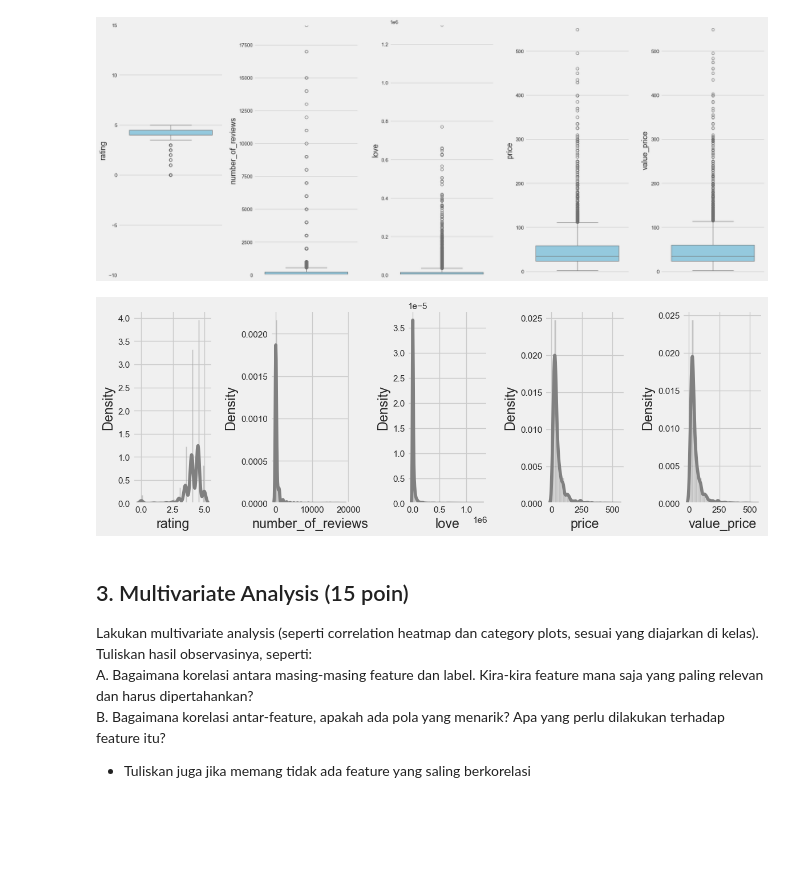
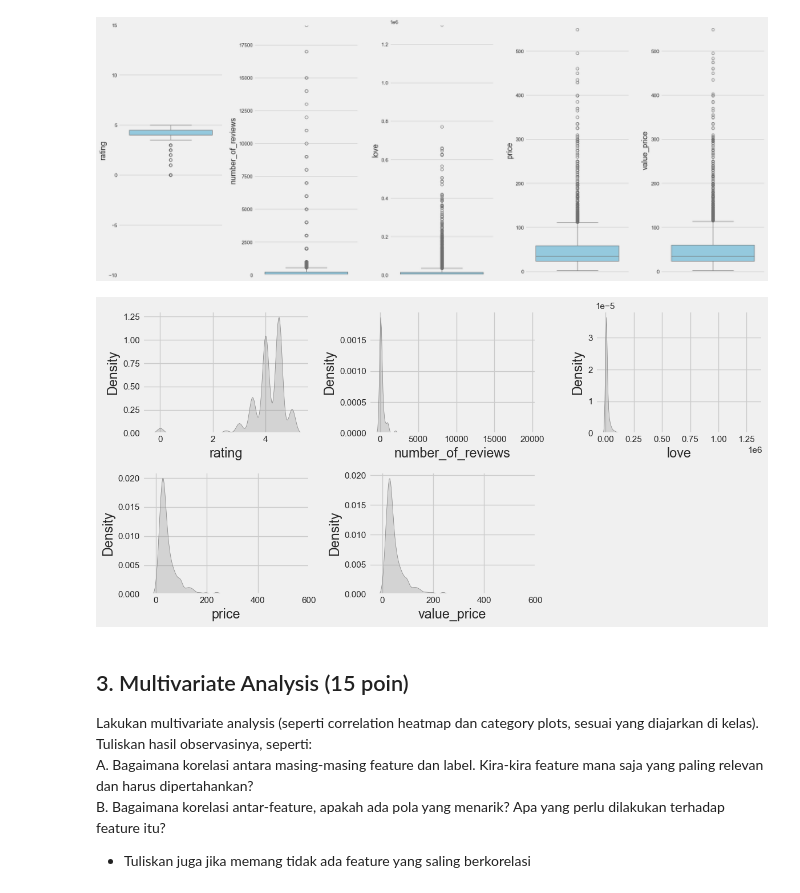
Before and after one commit to agirahmawandi/hw_ml_prep, a Jupyter notebook: Homework_ML_Preparation.ipynb, the cells around one changed output. Drawn from its saved outputs; the diff is of its cells as text; code cells hidden in the pictures; blank space fills up the shorter version.

```diff
--- a/Homework_ML_Preparation.ipynb
+++ b/Homework_ML_Preparation.ipynb
@@ -161,17 +161,26 @@ plt.tight_layout()
 plt.show()
 # %% [output]
 [figure]
-# %%
-plt.figure(figsize=(12, 8))
-for i in range(0, len(numbs)):
-    plt.subplot(2, len(numbs), i+1)
-    sns.distplot(df[numbs[i]], color='gray')
-
-
-plt.tight_layout()
-plt.show()
-# %% [output]
-[figure, removed]
+# %%
+fig, axes = plt.subplots(nrows=2, ncols=3, figsize=(12, 6))
+
+# Flatten axes agar mudah diakses dengan index
+axes = axes.flatten()
+
+# Plot tiap kolom secara terpisah
+for i, col in enumerate(numbs):
+    sns.kdeplot(df[col], ax=axes[i], fill=True, color='gray')
+    axes[i].set_xlabel(col)
+    axes[i].set_ylabel('Density')
+
+# Nonaktifkan axes yang tidak terpakai (jika kolom < jumlah subplot)
+for j in range(len(numbs), len(axes)):
+    axes[j].set_visible(False)
+
+plt.tight_layout()
+plt.show()
+# %% [output]
+[figure, added]
 # %% [markdown]
 ## 3. Multivariate Analysis (15 poin)
 Lakukan multivariate analysis (seperti correlation heatmap dan category plots, sesuai yang
```
Also changed, not shown: parts of 2 cells of this notebook.
